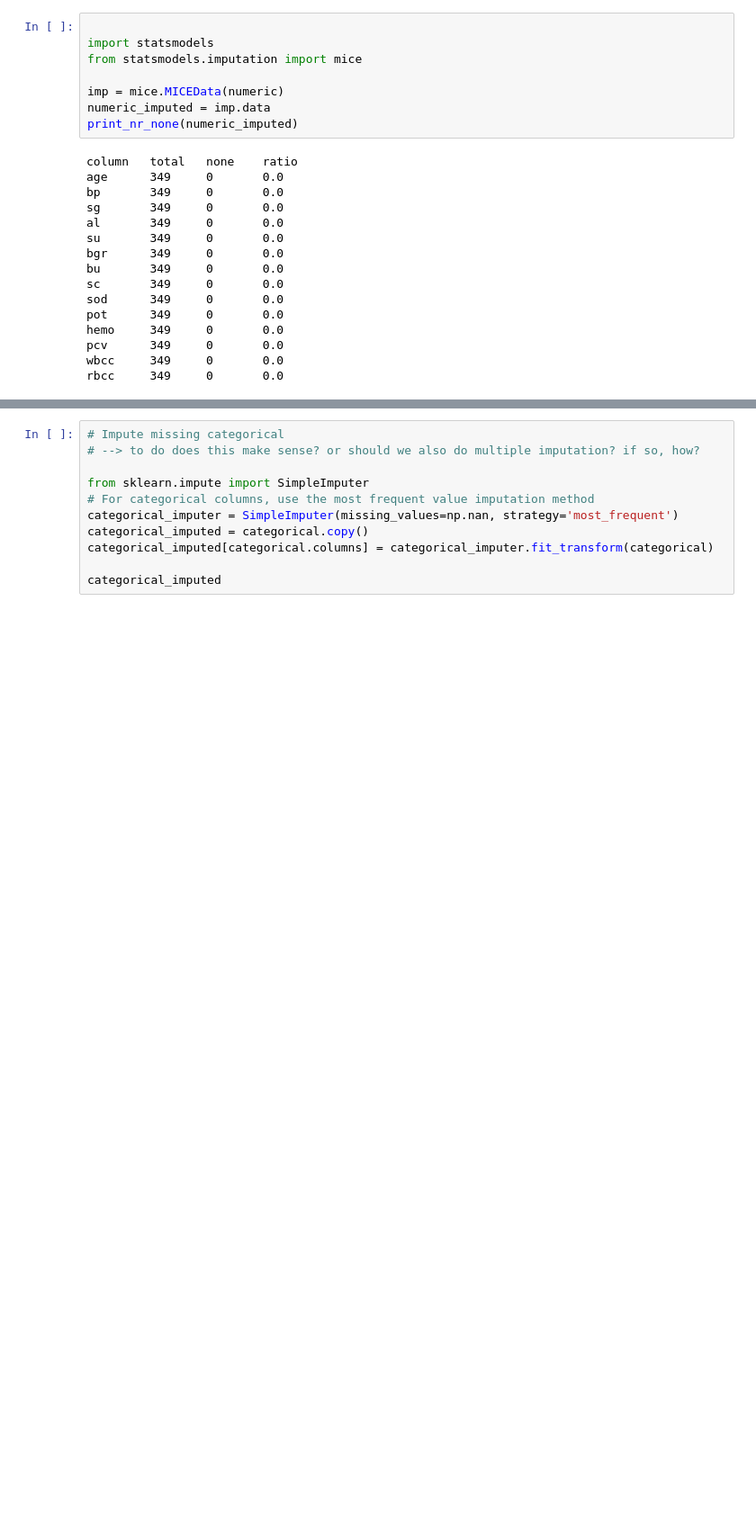
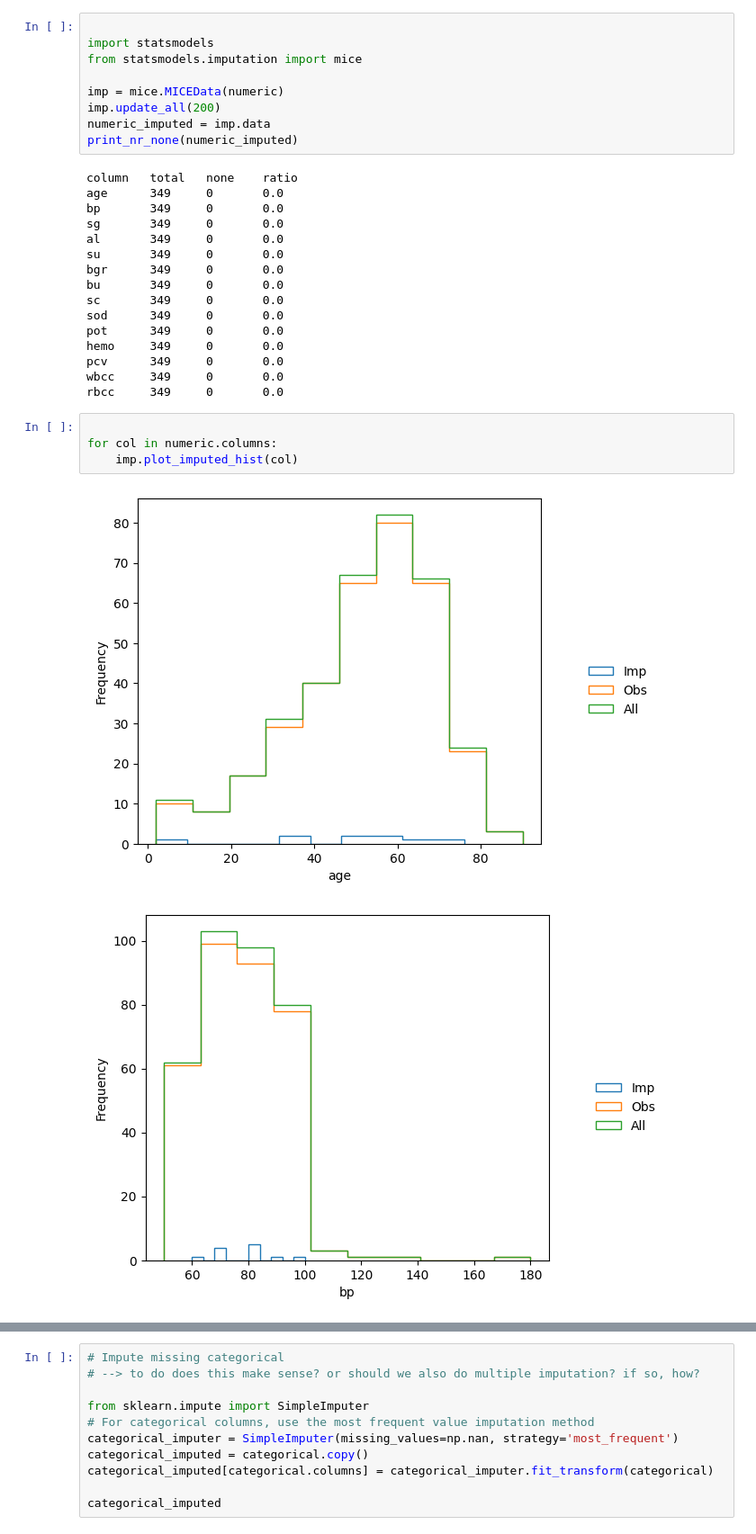
Before and after one commit to luisastue/datascience-ckd, a Jupyter notebook: 3_imputation.ipynb, the cells around one changed output, grey strips where cells are left out. Shown at 90% size. Saved outputs shown, nothing was run; the diff lists cells and outputs as text; blank space fills up the shorter version.

```diff
--- a/3_imputation.ipynb
+++ b/3_imputation.ipynb
@@ -131,6 +133,7 @@ import statsmodels
 from statsmodels.imputation import mice
 
 imp = mice.MICEData(numeric)
+imp.update_all(200)
 numeric_imputed = imp.data
 print_nr_none(numeric_imputed)
 # %% [output]
@@ -149,3 +152,10 @@ hemo     349     0       0.0
 pcv      349     0       0.0
 wbcc     349     0       0.0
 rbcc     349     0       0.0
+# %%
+
+for col in numeric.columns:
+    imp.plot_imputed_hist(col)
+# %% [output]
+[figure, added]
+[figure, added]
```
Also changed, not shown: parts of 6 cells of this notebook, 3 other files.
